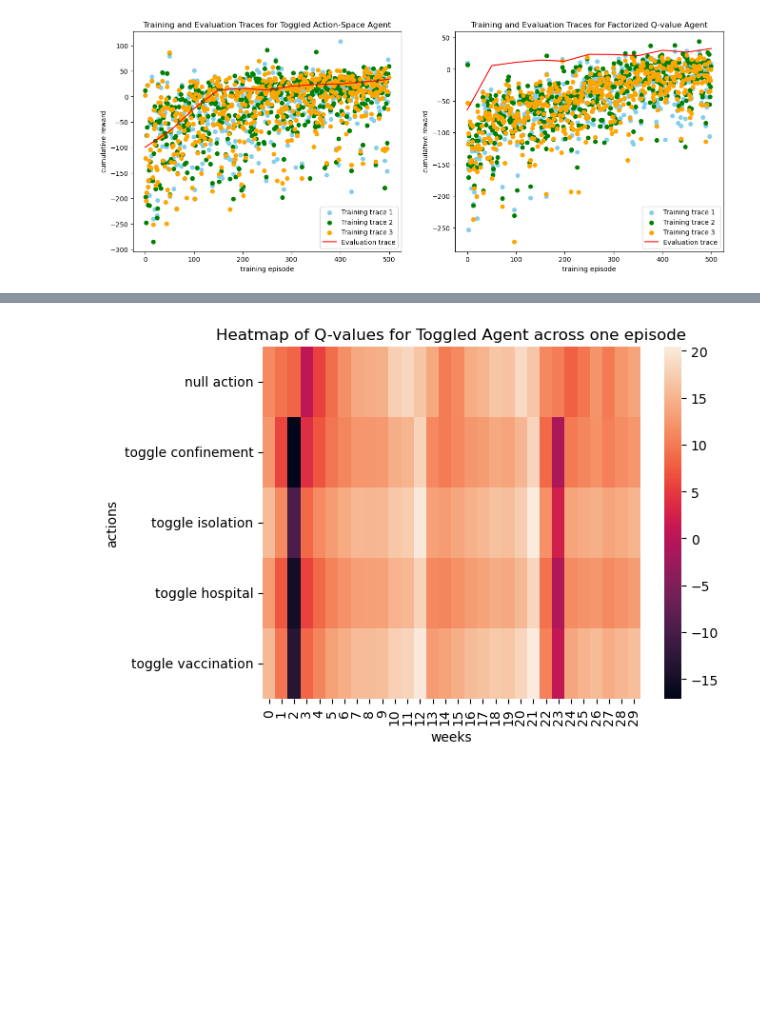
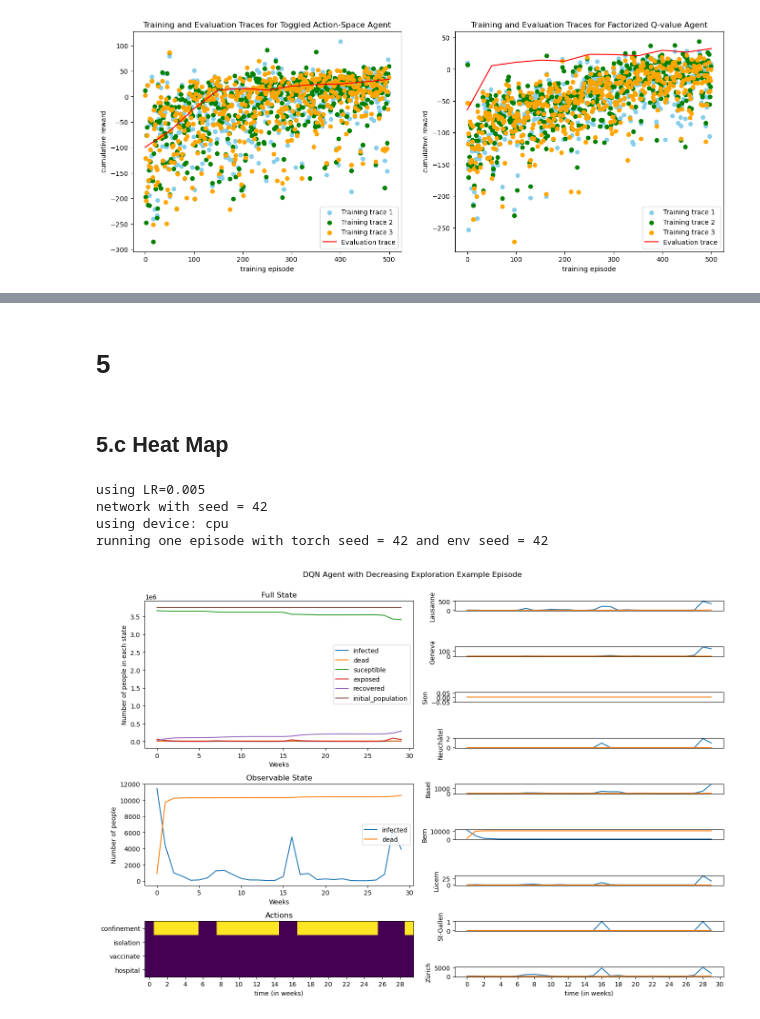
Before and after one commit to codamin/Deep-Q-learning-for-Epidemic-Mitigation, a Jupyter notebook: miniproject1.ipynb, the cells around one changed output, grey strips where cells are left out. Drawn from its saved outputs; the diff is of its cells as text; code cells hidden in the pictures; blank space fills up the shorter version.

```diff
--- a/miniproject1.ipynb
+++ b/miniproject1.ipynb
@@ -1496,3 +1495,5 @@ plt.show()
+# %% [markdown]
+# 5
 # %%
 import seaborn as sns
 import matplotlib.pylab as plt
@@ -1528,8 +1545,19 @@ def plot_heatmap(q_values, save_path=None, title=None):
     plt.ylabel('actions')
     if save_path is not None:
         plt.savefig(save_path, format="pdf", bbox_inches="tight")
+# %% [markdown]
+## 5.c Heat Map
+# %%
+agent = DQNAgent(env_3, env_3_eval, seed, eps_start=0.7, eps_end=0.2, num_episodes=500)
+agent.load_model(savepath="./models/eps_decay_1/")
+
+q_values_dqn = plot_one_episode(agent, env_3_eval, save_path="report_figs/5c_dqn_heatmap_episode.pdf", episode_seed=42, title="DQN Agent with Decreasing Exploration Example Episode")
+# %% [output]
+using LR=0.005
+network with seed = 42
+using device: cpu
+running one episode with torch seed = 42 and env seed = 42
+[figure, added]
 # %%
-plot_heatmap(q_values_toggled.t(), save_path="report_figs/5c_hitmap_toggled.pdf", title="Heatmap of Q-values for Toggled Agent across one episode")
+# plot_heatmap(q_values_toggled.t(), save_path="report_figs/5c_hitmap_toggled.pdf", title="Heatmap of Q-values for Toggled Agent across one episode")
-# %% [output]
-[figure, removed]
 # %%
```
Also changed, not shown: parts of 16 cells of this notebook, 7 other files.
